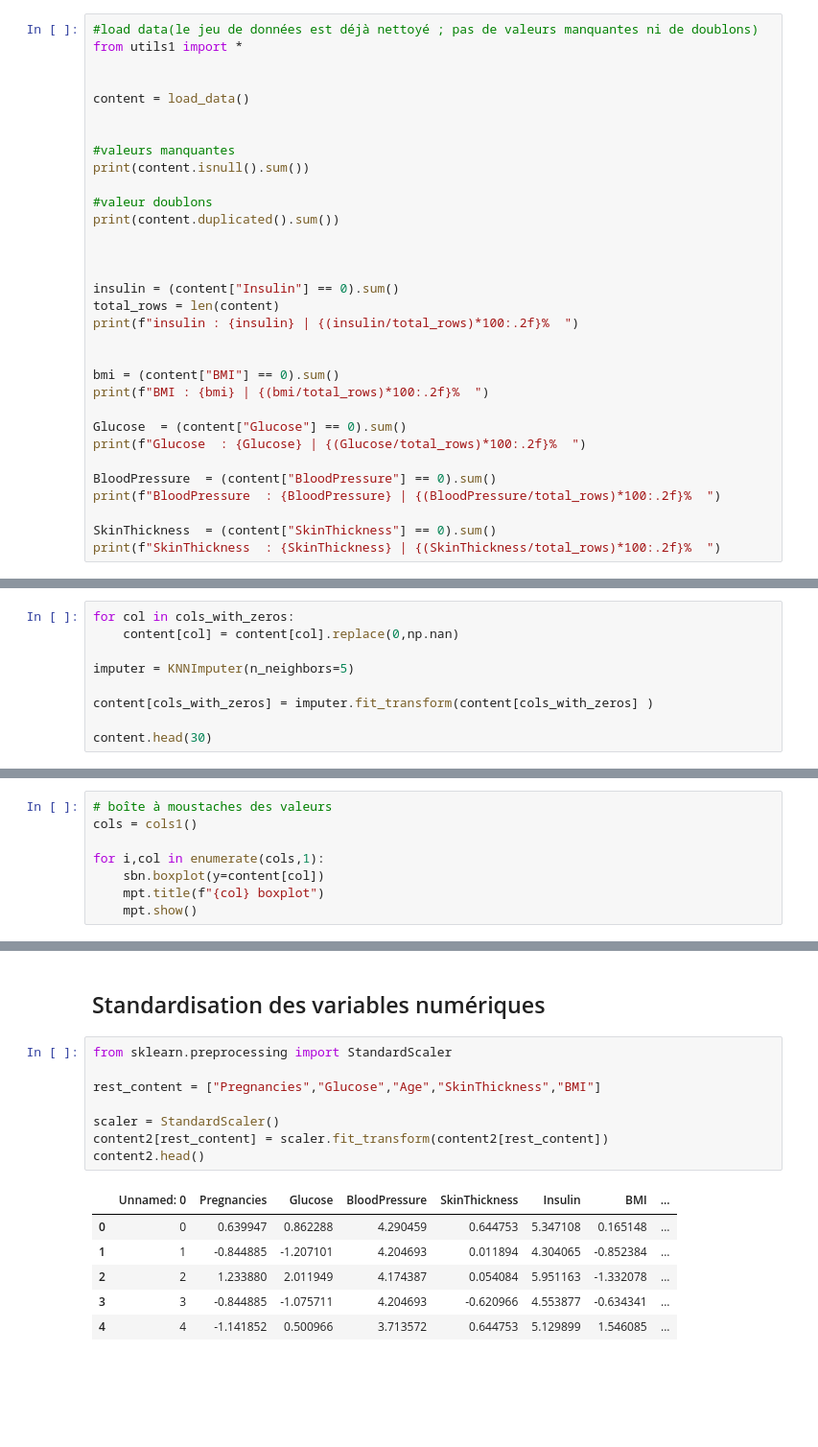
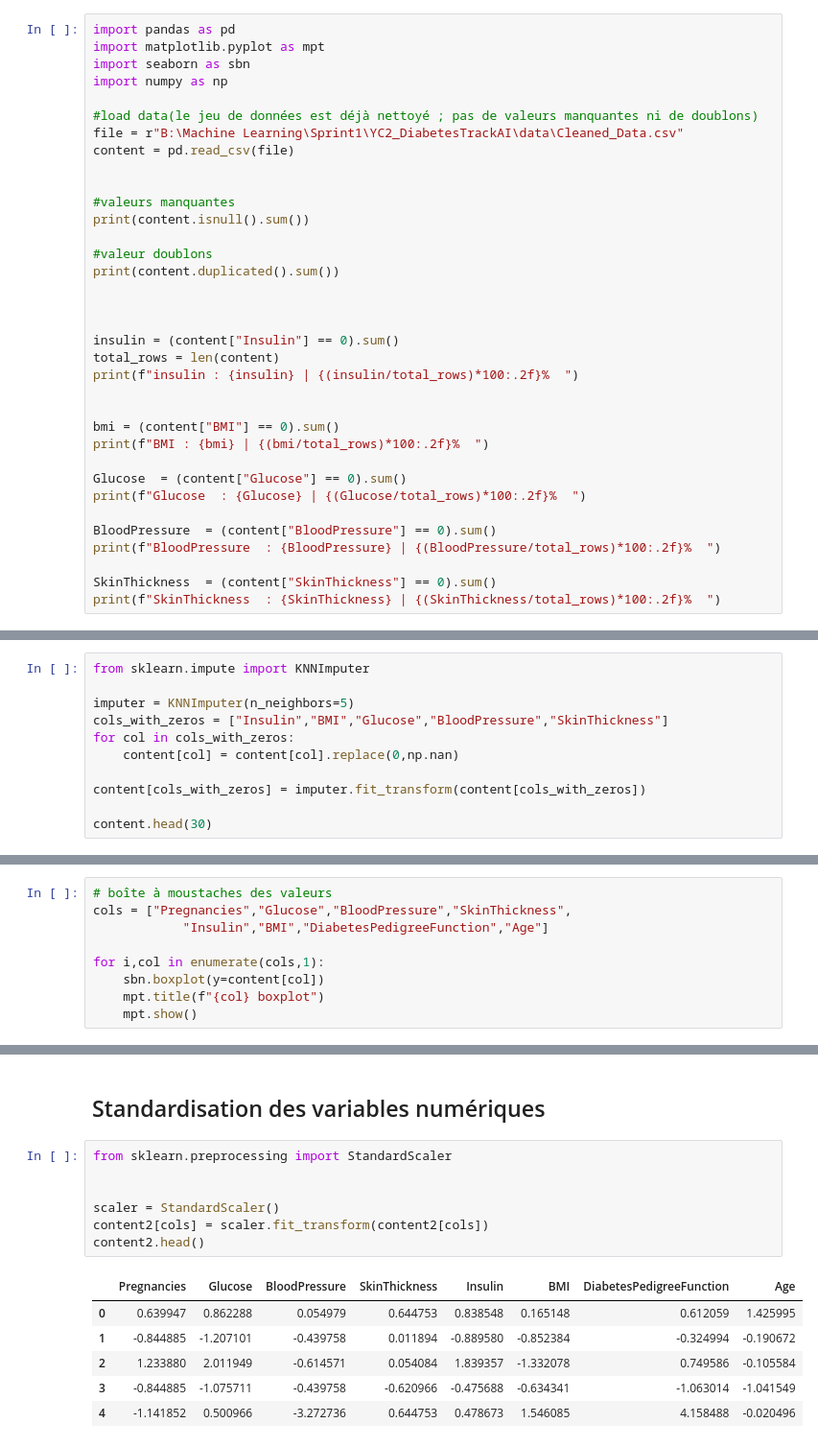
Before and after one commit to bouchta65/DiabetesTrackAI, a Jupyter notebook: src/2_preprocessing.ipynb, the cells around one changed output, grey strips where cells are left out. Shown at 96% size. Saved outputs shown, nothing was run; the diff lists cells and outputs as text; blank space fills up the shorter version.

```diff
--- a/src/2_preprocessing.ipynb
+++ b/src/2_preprocessing.ipynb
@@ -3,11 +3,14 @@
 # %% [markdown]
 ## Identifier et traiter les valeurs manquantes
 # %%
+import pandas as pd
+import matplotlib.pyplot as mpt
+import seaborn as sbn
+import numpy as np
+
 #load data(le jeu de données est déjà nettoyé ; pas de valeurs manquantes ni de doublons)
-from utils1 import *
-
-
-content = load_data()
+file = r"B:\Machine Learning\Sprint1\YC2_DiabetesTrackAI\data\Cleaned_Data.csv"
+content = pd.read_csv(file)
 
 
 #valeurs manquantes
@@ -52,12 +54,14 @@ Glucose  : 5 | 0.65%
 BloodPressure  : 35 | 4.56%
 SkinThickness  : 227 | 29.56%
 # %%
+from sklearn.impute import KNNImputer
+
+imputer = KNNImputer(n_neighbors=5)
+cols_with_zeros = ["Insulin","BMI","Glucose","BloodPressure","SkinThickness"]
 for col in cols_with_zeros:
     content[col] = content[col].replace(0,np.nan)
 
-imputer = KNNImputer(n_neighbors=5)
-
-content[cols_with_zeros] = imputer.fit_transform(content[cols_with_zeros] )
+content[cols_with_zeros] = imputer.fit_transform(content[cols_with_zeros])
 
 content.head(30)
 # %% [output]
@@ -82,7 +86,8 @@ content.head(30)
 ## Détection des valeurs aberrantes (outliers)
 # %%
 # boîte à moustaches des valeurs
-cols = cols1()
+cols = ["Pregnancies","Glucose","BloodPressure","SkinThickness",
+            "Insulin","BMI","DiabetesPedigreeFunction","Age"]
 
 for i,col in enumerate(cols,1):
     sbn.boxplot(y=content[col])
@@ -180,15 +182,14 @@ dtype: float64
 # %%
 from sklearn.preprocessing import StandardScaler
 
-rest_content = ["Pregnancies","Glucose","Age","SkinThickness","BMI"]
 
 scaler = StandardScaler()
-content2[rest_content] = scaler.fit_transform(content2[rest_content])
+content2[cols] = scaler.fit_transform(content2[cols])
 content2.head()
 # %% [output]
-|  | Unnamed: 0 | Pregnancies | Glucose | BloodPressure | SkinThickness | Insulin | BMI | ... |
-| 0 | 0 | 0.639947 | 0.862288 | 4.290459 | 0.644753 | 5.347108 | 0.165148 | ... |
-| 1 | 1 | -0.844885 | -1.207101 | 4.204693 | 0.011894 | 4.304065 | -0.852384 | ... |
-| 2 | 2 | 1.233880 | 2.011949 | 4.174387 | 0.054084 | 5.951163 | -1.332078 | ... |
-| 3 | 3 | -0.844885 | -1.075711 | 4.204693 | -0.620966 | 4.553877 | -0.634341 | ... |
-| 4 | 4 | -1.141852 | 0.500966 | 3.713572 | 0.644753 | 5.129899 | 1.546085 | ... |
+|  | Pregnancies | Glucose | BloodPressure | SkinThickness | Insulin | BMI | DiabetesPedigreeFunction | Age |
+| 0 | 0.639947 | 0.862288 | 0.054979 | 0.644753 | 0.838548 | 0.165148 | 0.612059 | 1.425995 |
+| 1 | -0.844885 | -1.207101 | -0.439758 | 0.011894 | -0.889580 | -0.852384 | -0.324994 | -0.190672 |
+| 2 | 1.233880 | 2.011949 | -0.614571 | 0.054084 | 1.839357 | -1.332078 | 0.749586 | -0.105584 |
+| 3 | -0.844885 | -1.075711 | -0.439758 | -0.620966 | -0.475688 | -0.634341 | -1.063014 | -1.041549 |
+| 4 | -1.141852 | 0.500966 | -3.272736 | 0.644753 | 0.478673 | 1.546085 | 4.158488 | -0.020496 |
```
Also changed, not shown: parts of 6 cells of this notebook.
